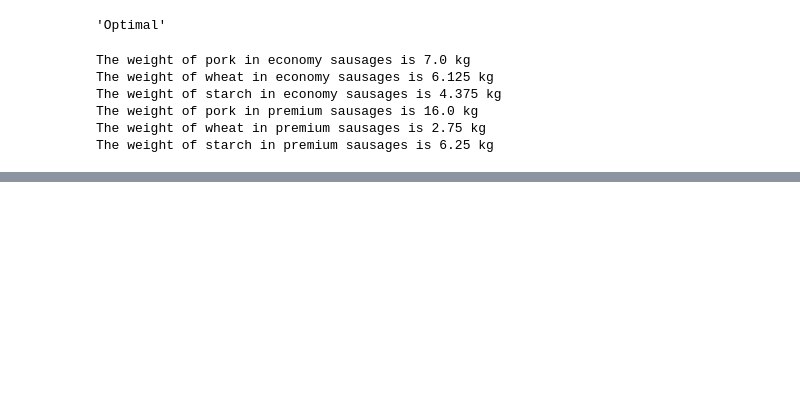
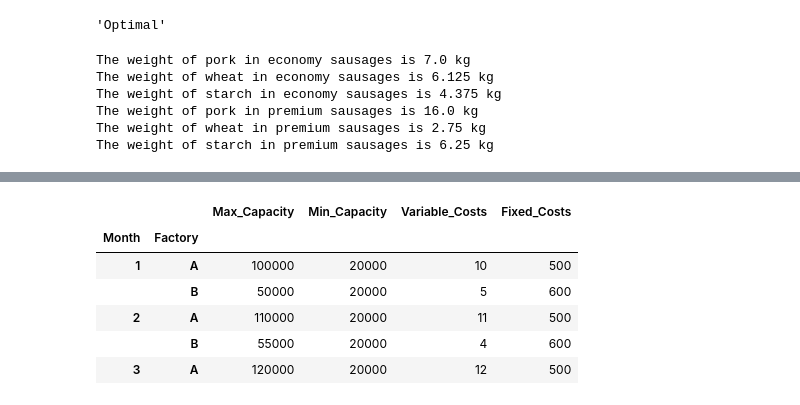
Before and after one commit to kcemenike/GenericPythonCodes, a Jupyter notebook: LP2.ipynb, the cells around one changed output, grey strips where cells are left out. Cells and saved outputs as stored; diff of their text form; code cells hidden in the pictures; blank space fills up the shorter version.

```diff
--- a/LP2.ipynb
+++ b/LP2.ipynb
@@ -382,0 +422,13 @@ The total cost is €140.96 for 350 economy sausages and 500 premium sausages
+# %%
+# Get factory data
+factories = pd.read_excel('data/factory_capacity.xlsx')
+factories.set_index(['Month', 'Factory'], inplace=True)
+factories.head()
+# %% [output]
+|  |  | Max_Capacity | Min_Capacity | Variable_Costs | Fixed_Costs |
+| Month | Factory |  |  |  |  |
+| 1 | A | 100000 | 20000 | 10 | 500 |
+|  | B | 50000 | 20000 | 5 | 600 |
+| 2 | A | 110000 | 20000 | 11 | 500 |
+|  | B | 55000 | 20000 | 4 | 600 |
+| 3 | A | 120000 | 20000 | 12 | 500 |
```
Also changed, not shown: parts of 28 cells of this notebook, 2 other files.
